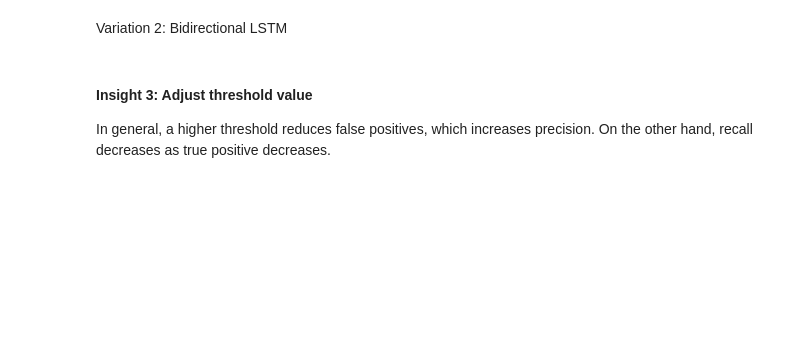
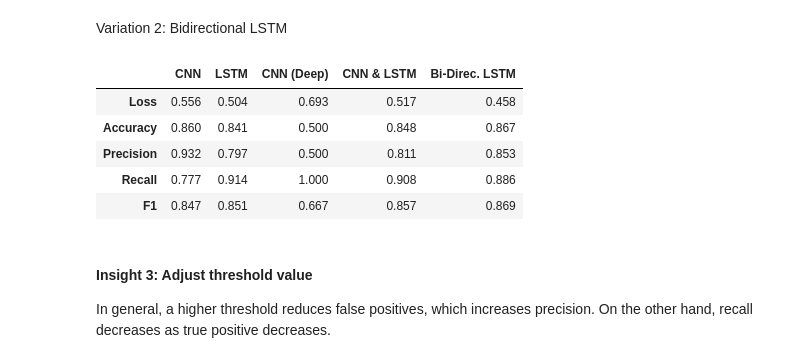
Before and after one commit to bigteo/BT4222_Assignment3, a Jupyter notebook: A3_A0203989N.ipynb, the cells around one changed output. Cells and saved outputs as stored; diff of their text form; code cells hidden in the pictures; blank space fills up the shorter version.

```diff
--- a/A3_A0203989N.ipynb
+++ b/A3_A0203989N.ipynb
@@ -438,7 +443,6 @@ To explore further, I looked into 6 different insights and see how model perform
 # %% [markdown]
 Deep neural network (6 layers of CNN followed by 3 fully connected layers)
 # %%
-embedding_dims = 10
 # Define model
 model_deep = Sequential()
 model_deep.add(Embedding(max_features, embedding_dims, input_length=maxlen))
@@ -466,13 +488,14 @@ history_deep = model_deep.fit(train_ds, epochs=epochs, batch_size=batch_size, va
               callbacks=[EarlyStopping(monitor='val_loss',patience=3, min_delta=0.0001)])
 # Evalaute on test data
 metrics_deep = model_deep.evaluate(test_ds,verbose=1)
-# Store results
+# Compare results
 loss_deep, accuracy_deep, precision_deep, recall_deep = get_results(metrics_deep)
-results['CNN (Deep)'] = {
+insight_results = results
+insight_results['CNN (Deep)'] = {
     'Loss': loss_deep,
     'Accuracy': accuracy_deep,
     'Precision': precision_deep,
     'Recall': recall_deep,
     'F1': round( 2*((precision_deep * recall_deep) / (precision_deep + recall_deep)), 3 )
   }
-pd.DataFrame(results)
+pd.DataFrame(insight_results)
@@ -506,11 +537,12 @@ metrics_cnn_lstm = model_cnn_lstm.evaluate(test_ds,verbose=1)
 # %%
 # Store results
 loss_cnn_lstm, accuracy_cnn_lstm, precision_cnn_lstm, recall_cnn_lstm = get_results(metrics_cnn_lstm)
-results['CNN & LSTM'] = {
+insight_results = results
+insight_results['CNN & LSTM'] = {
     'Loss': loss_cnn_lstm,
     'Accuracy': accuracy_cnn_lstm,
     'Precision': precision_cnn_lstm,
     'Recall': recall_cnn_lstm,
     'F1': round( 2*((precision_cnn_lstm * recall_cnn_lstm) / (precision_cnn_lstm + recall_cnn_lstm)), 3 )
   }
-pd.DataFrame(results)
+pd.DataFrame(insight_results)
@@ -525,9 +564,7 @@ model_bilstm.add(Bidirectional(LSTM(120, return_sequences = True)))
 model_bilstm.add(GlobalMaxPooling1D())
 model_bilstm.add(Flatten())
 # Fully connected layer
-model_bilstm.add(Dense(128, activation='relu'))
-model_bilstm.add(Dropout(0.5))
-model_bilstm.add(Dense(64, activation='relu'))
+model_bilstm.add(Dense(hidden_dims, activation='relu'))
 model_bilstm.add(Dropout(0.5))
 model_bilstm.add(Dense(1, activation='sigmoid', name='predictions'))
 # Compile and fit
@@ -539,14 +576,22 @@ metrics_bilstm = model_bilstm.evaluate(test_ds,verbose=0)
 # %%
 # Store results
 loss_bilstm, accuracy_bilstm, precision_bilstm, recall_bilstm = get_results(metrics_bilstm)
-results['Bi-Direc. LSTM'] = {
+insight_results = results
+insight_results['Bi-Direc. LSTM'] = {
     'Loss': loss_bilstm,
     'Accuracy': accuracy_bilstm,
     'Precision': precision_bilstm,
     'Recall': recall_bilstm,
     'F1': round( 2*((precision_bilstm * recall_bilstm) / (precision_bilstm + recall_bilstm)), 3 )
   }
-pd.DataFrame(results)
+pd.DataFrame(insight_results)
+# %% [output]
+|  | CNN | LSTM | CNN (Deep) | CNN & LSTM | Bi-Direc. LSTM |
+| Loss | 0.556 | 0.504 | 0.693 | 0.517 | 0.458 |
+| Accuracy | 0.860 | 0.841 | 0.500 | 0.848 | 0.867 |
+| Precision | 0.932 | 0.797 | 0.500 | 0.811 | 0.853 |
+| Recall | 0.777 | 0.914 | 1.000 | 0.908 | 0.886 |
+| F1 | 0.847 | 0.851 | 0.667 | 0.857 | 0.869 |
 # %% [markdown]
 #### Insight 3: Adjust threshold value
 In general, a higher threshold reduces false positives, which increases precision. On the other hand, recall decreases as true positive decreases.
```
Also changed, not shown: parts of 22 cells of this notebook.
